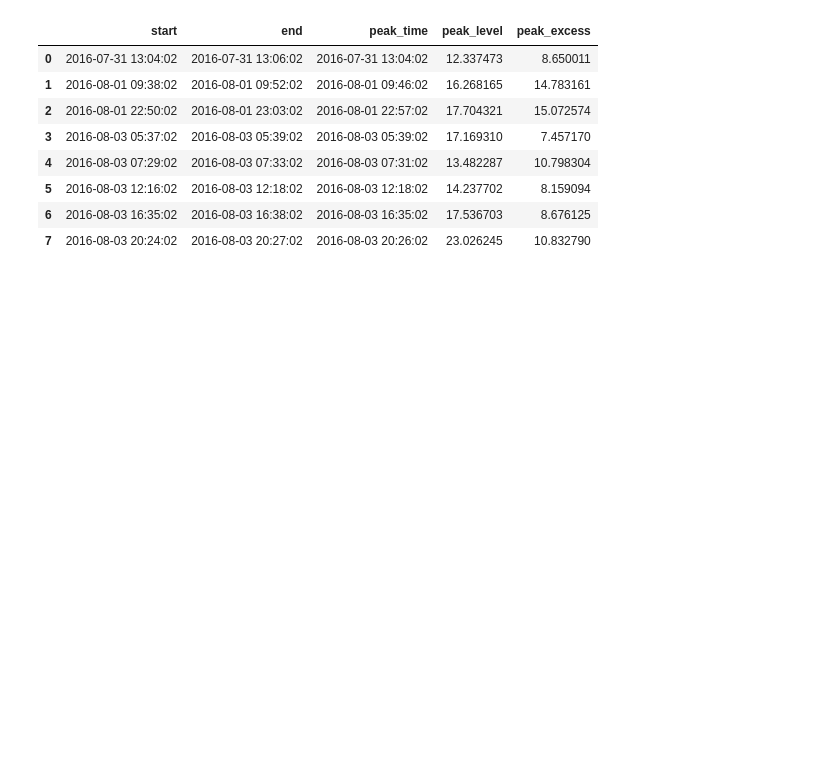
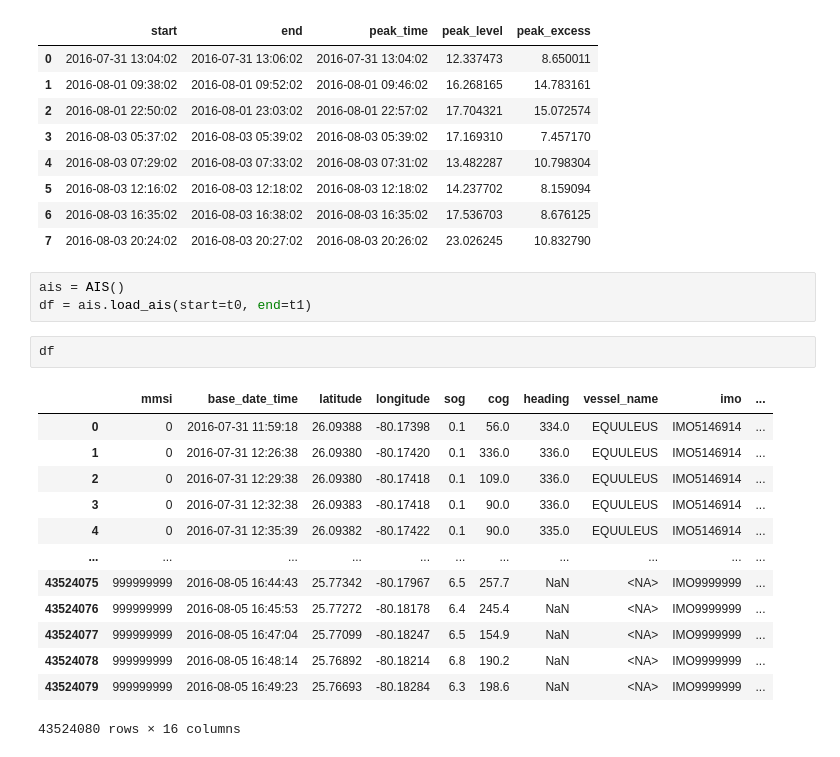
Before and after one commit to florspag/acoustic_vessels, a Jupyter notebook: vessel.ipynb, the cells around one changed output. Drawn from its saved outputs; the diff is of its cells as text; blank space fills up the shorter version.

Commit message:
add: enable to load AIS data

```diff
--- a/vessel.ipynb
+++ b/vessel.ipynb
@@ -120,3 +124,22 @@ events
 | 5 | 2016-08-03 12:16:02 | 2016-08-03 12:18:02 | 2016-08-03 12:18:02 | 14.237702 | 8.159094 |
 | 6 | 2016-08-03 16:35:02 | 2016-08-03 16:38:02 | 2016-08-03 16:35:02 | 17.536703 | 8.676125 |
 | 7 | 2016-08-03 20:24:02 | 2016-08-03 20:27:02 | 2016-08-03 20:26:02 | 23.026245 | 10.832790 |
+# %%
+ais = AIS()
+df = ais.load_ais(start=t0, end=t1)
+# %%
+df
+# %% [output]
+|  | mmsi | base_date_time | latitude | longitude | sog | cog | heading | vessel_name | imo | ... |
+| 0 | 0 | 2016-07-31 11:59:18 | 26.09388 | -80.17398 | 0.1 | 56.0 | 334.0 | EQUULEUS | IMO5146914 | ... |
+| 1 | 0 | 2016-07-31 12:26:38 | 26.09380 | -80.17420 | 0.1 | 336.0 | 336.0 | EQUULEUS | IMO5146914 | ... |
+| 2 | 0 | 2016-07-31 12:29:38 | 26.09380 | -80.17418 | 0.1 | 109.0 | 336.0 | EQUULEUS | IMO5146914 | ... |
+| 3 | 0 | 2016-07-31 12:32:38 | 26.09383 | -80.17418 | 0.1 | 90.0 | 336.0 | EQUULEUS | IMO5146914 | ... |
+| 4 | 0 | 2016-07-31 12:35:39 | 26.09382 | -80.17422 | 0.1 | 90.0 | 335.0 | EQUULEUS | IMO5146914 | ... |
+| ... | ... | ... | ... | ... | ... | ... | ... | ... | ... | ... |
+| 43524075 | 999999999 | 2016-08-05 16:44:43 | 25.77342 | -80.17967 | 6.5 | 257.7 | NaN | <NA> | IMO9999999 | ... |
+| 43524076 | 999999999 | 2016-08-05 16:45:53 | 25.77272 | -80.18178 | 6.4 | 245.4 | NaN | <NA> | IMO9999999 | ... |
+| 43524077 | 999999999 | 2016-08-05 16:47:04 | 25.77099 | -80.18247 | 6.5 | 154.9 | NaN | <NA> | IMO9999999 | ... |
+| 43524078 | 999999999 | 2016-08-05 16:48:14 | 25.76892 | -80.18214 | 6.8 | 190.2 | NaN | <NA> | IMO9999999 | ... |
+| 43524079 | 999999999 | 2016-08-05 16:49:23 | 25.76693 | -80.18284 | 6.3 | 198.6 | NaN | <NA> | IMO9999999 | ... |
+43524080 rows × 16 columns
```
Also changed, not shown: parts of 1 cell of this notebook, 2 other files.
